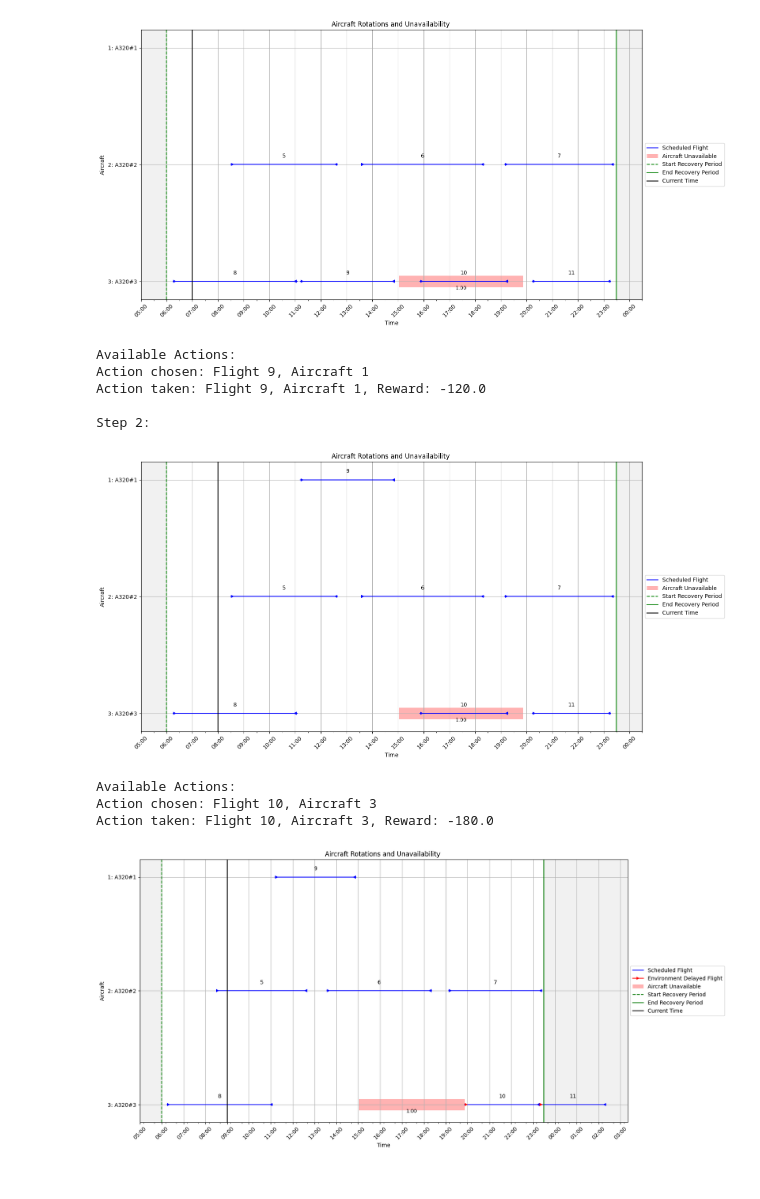
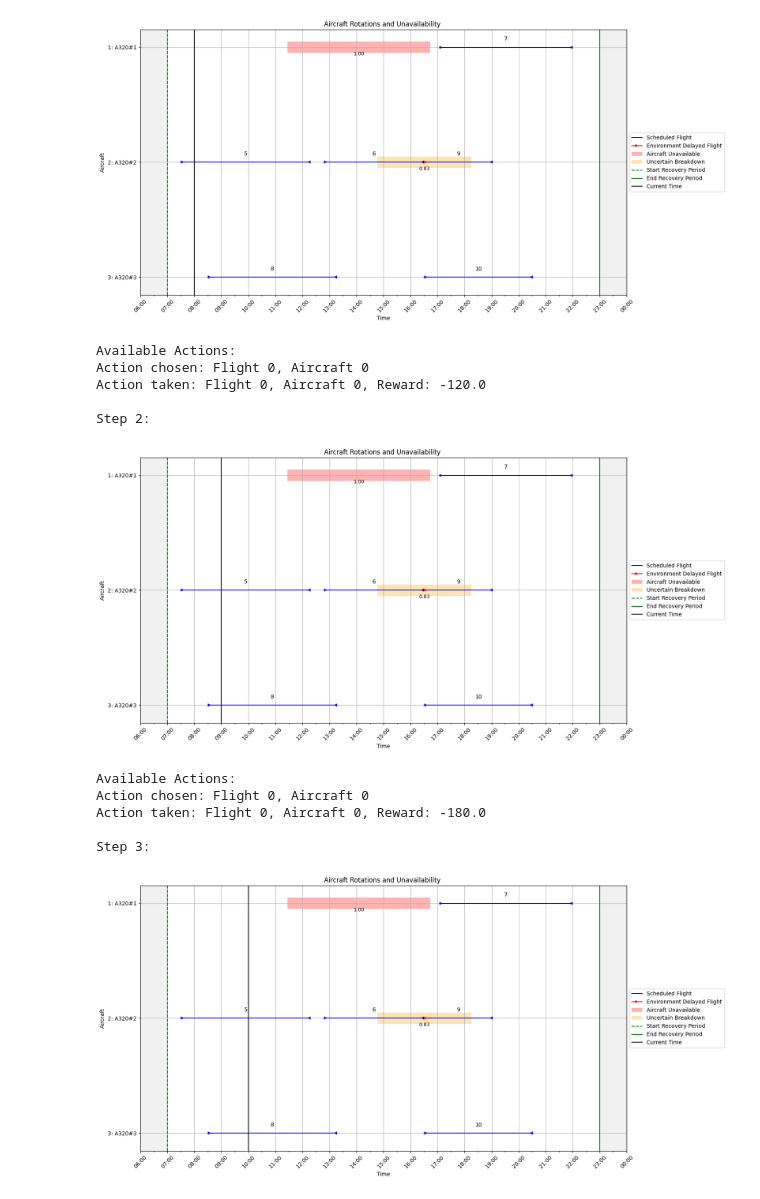
Before and after one commit to PieterBecking/Boeing-ADM-DRL-Github, a Jupyter notebook: notebooks_utils/inference_manual.ipynb, the cells around one changed output. Cells and saved outputs as stored; diff of their text form; code cells hidden in the pictures.

```diff
--- a/notebooks_utils/inference_manual.ipynb
+++ b/notebooks_utils/inference_manual.ipynb
@@ -145,7 +145,7 @@ def run_user_agent(scenario_folder):
 
 # Set the scenario folder
 # SCENARIO_FOLDER = "../data/Training/3ac-100/Scenario_57"
-SCENARIO_FOLDER = "../data/Training/3ac-1-steady/Scenario_01"
+SCENARIO_FOLDER = "../data/Training/3ac-1-steady/Scenario_010"
 
 # Verify folder exists
 if not os.path.exists(SCENARIO_FOLDER):
@@ -172,13 +172,15 @@ Action taken: Flight 0, Aircraft 0, Reward: -60.0
 
 Step 1:
-[figure, old version]
+[figure, new version]
 Available Actions:
-Action chosen: Flight 9, Aircraft 1
-Action taken: Flight 9, Aircraft 1, Reward: -120.0
+Action chosen: Flight 0, Aircraft 0
+Action taken: Flight 0, Aircraft 0, Reward: -120.0
 
 Step 2:
-[figure, old version]
+[figure, new version]
 Available Actions:
-Action chosen: Flight 10, Aircraft 3
-Action taken: Flight 10, Aircraft 3, Reward: -180.0
+Action chosen: Flight 0, Aircraft 0
+Action taken: Flight 0, Aircraft 0, Reward: -180.0
+
+Step 3:
-[figure, old version]
+[figure, new version]
```
Also changed, not shown: parts of 1 cell of this notebook, 7 other files.
